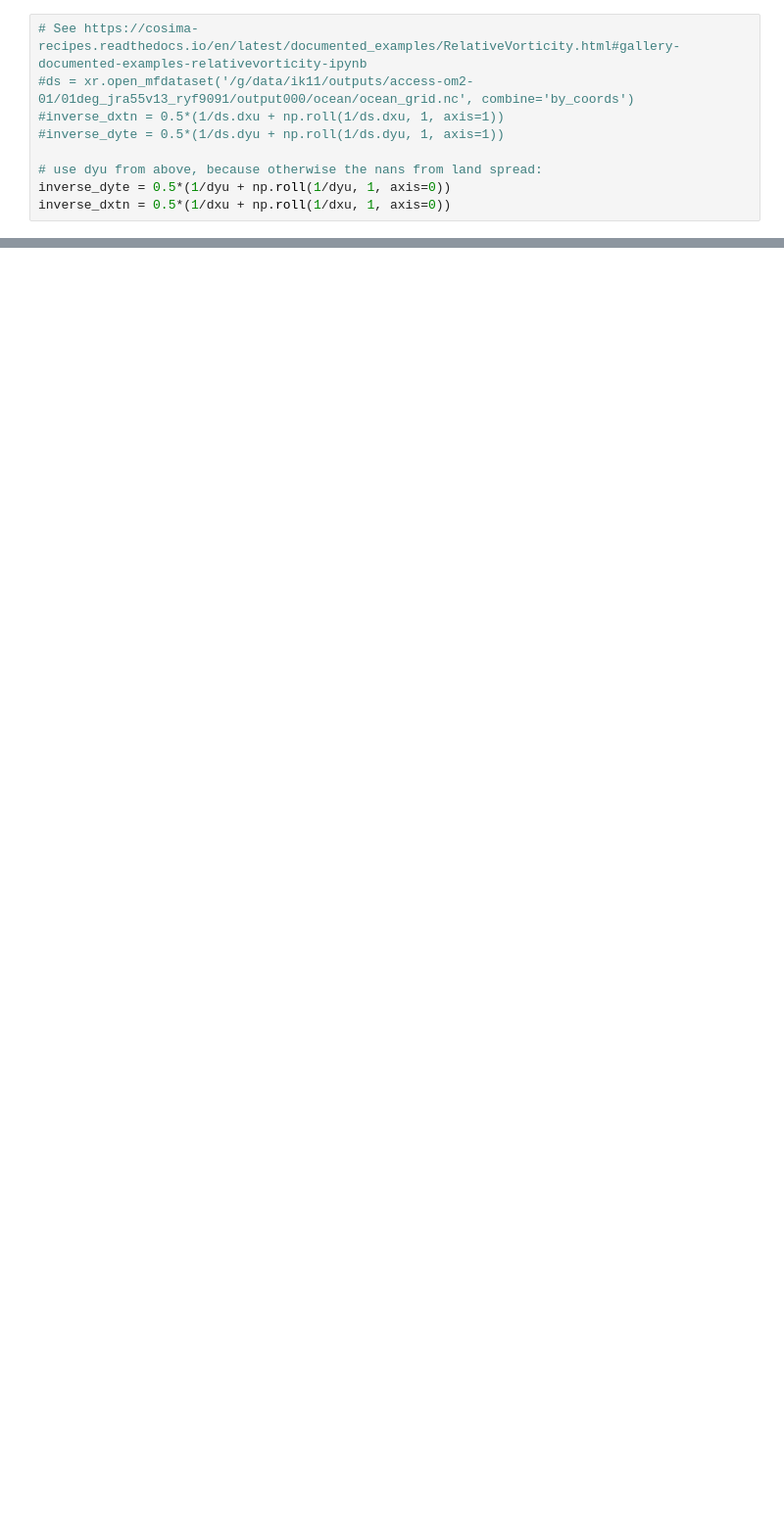
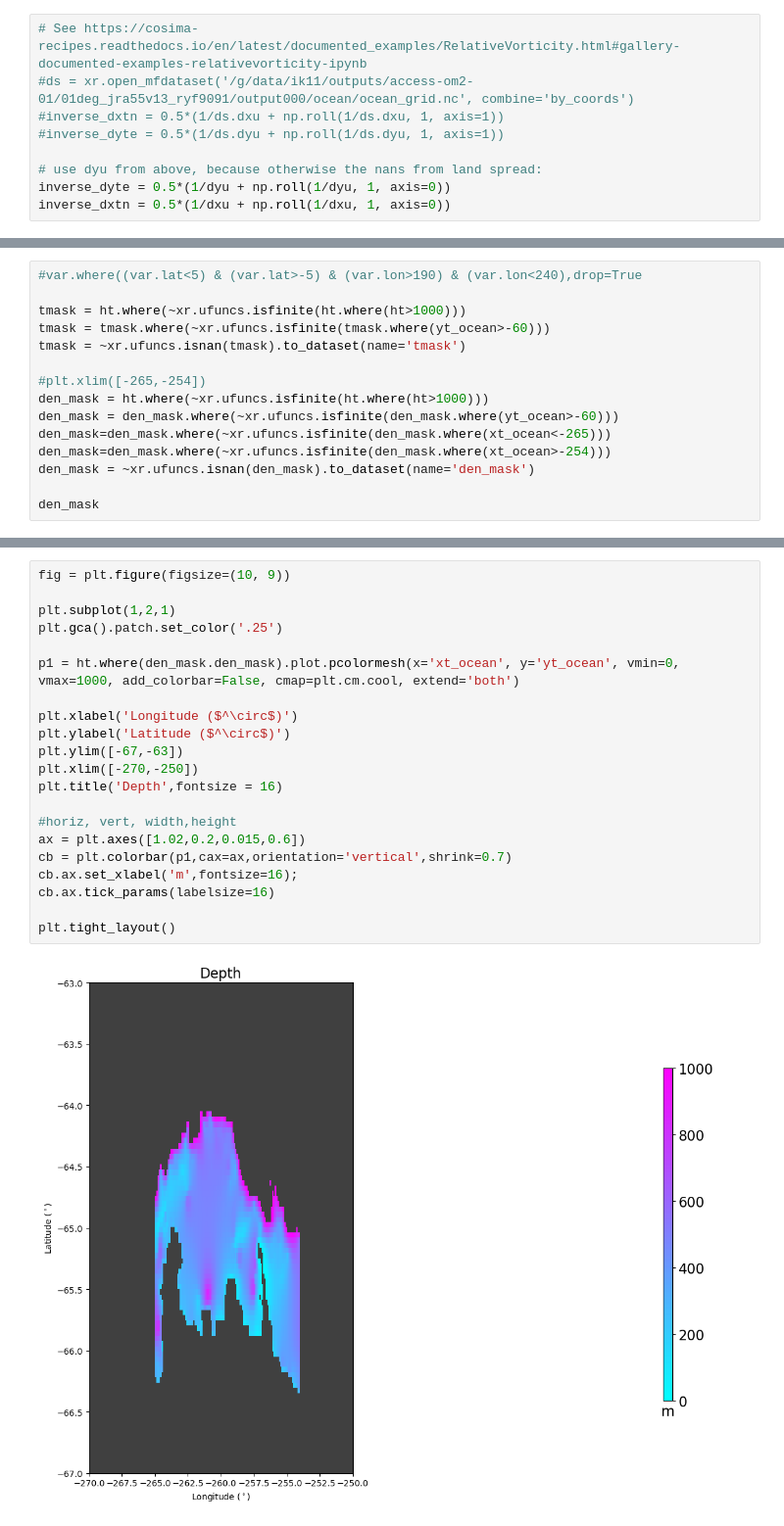
Before and after one commit to PaulSpence/Denman2024Voyage, a Jupyter notebook: notebooks/Ekman.ipynb, the cells around one changed output, grey strips where cells are left out. Shown at 98% size. Cells and saved outputs as stored; diff of their text form; blank space fills up the shorter version.

```diff
--- a/notebooks/Ekman.ipynb
+++ b/notebooks/Ekman.ipynb
@@ -497,0 +315,15 @@ plt.tight_layout()
+# %%
+#var.where((var.lat<5) & (var.lat>-5) & (var.lon>190) & (var.lon<240),drop=True
+
+tmask = ht.where(~xr.ufuncs.isfinite(ht.where(ht>1000)))
+tmask = tmask.where(~xr.ufuncs.isfinite(tmask.where(yt_ocean>-60)))
+tmask = ~xr.ufuncs.isnan(tmask).to_dataset(name='tmask')
+
+#plt.xlim([-265,-254])
+den_mask = ht.where(~xr.ufuncs.isfinite(ht.where(ht>1000)))
+den_mask = den_mask.where(~xr.ufuncs.isfinite(den_mask.where(yt_ocean>-60)))
+den_mask=den_mask.where(~xr.ufuncs.isfinite(den_mask.where(xt_ocean<-265)))
+den_mask=den_mask.where(~xr.ufuncs.isfinite(den_mask.where(xt_ocean>-254)))
+den_mask = ~xr.ufuncs.isnan(den_mask).to_dataset(name='den_mask')
+
+den_mask
@@ -498,3 +350,26 @@ plt.tight_layout()
+# %%
+fig = plt.figure(figsize=(10, 9))
+
+plt.subplot(1,2,1)
+plt.gca().patch.set_color('.25')
+
+p1 = ht.where(den_mask.den_mask).plot.pcolormesh(x='xt_ocean', y='yt_ocean', vmin=0, vmax=1000, add_colorbar=False, cmap=plt.cm.cool, extend='both')
+
+plt.xlabel('Longitude ($^\circ$)')
+plt.ylabel('Latitude ($^\circ$)')
+plt.ylim([-67,-63])
+plt.xlim([-270,-250])
+plt.title('Depth',fontsize = 16)
+
+#horiz, vert, width,height
+ax = plt.axes([1.02,0.2,0.015,0.6])
+cb = plt.colorbar(p1,cax=ax,orientation='vertical',shrink=0.7)
+cb.ax.set_xlabel('m',fontsize=16);
+cb.ax.tick_params(labelsize=16)
+
+plt.tight_layout()
+# %% [output]
+[figure, added]
 # %%
 #integrate Ekman pumping on the coast
 #mask shelf regions
```
Also changed, not shown: parts of 30 cells of this notebook, 3 other files.
